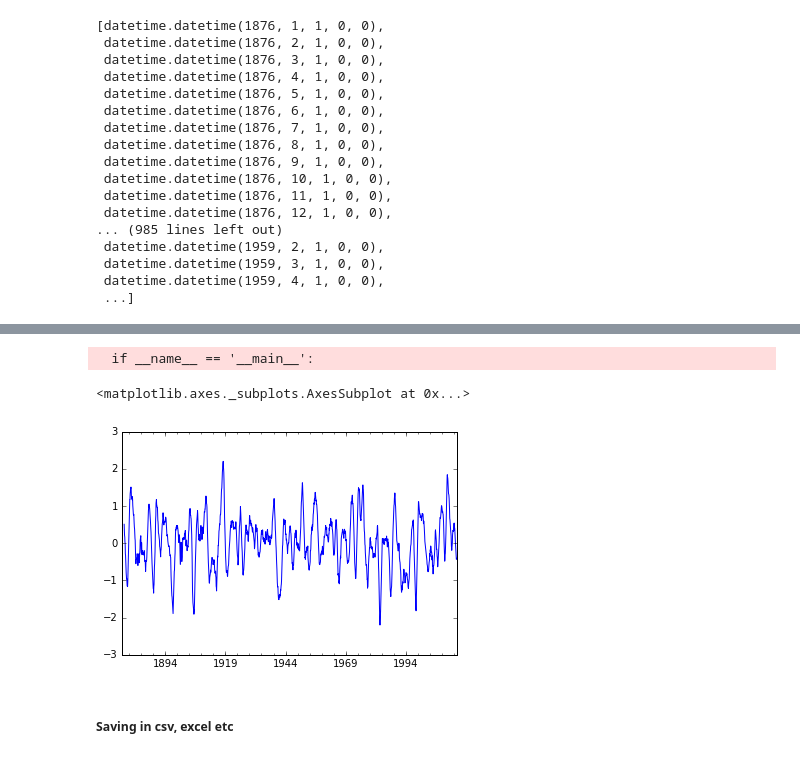
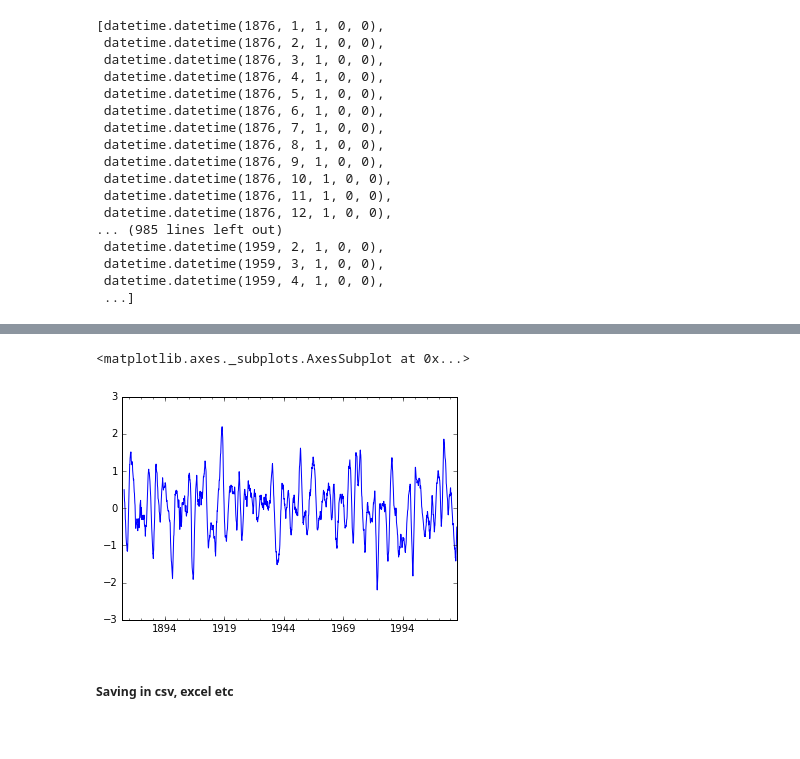
Before and after one commit to awneshsingh/USP_Python_workshop, a Jupyter notebook: session_1/notebooks/Pandas.ipynb, the cells around one changed output, grey strips where cells are left out. Drawn from its saved outputs; the diff is of its cells as text; code cells hidden in the pictures.

```diff
--- a/session_1/notebooks/Pandas.ipynb
+++ b/session_1/notebooks/Pandas.ipynb
@@ -816,9 +816,8 @@ SOIs.plot(figsize=(12,5))
-# %%
-pd.rolling_mean(SOIs,12).plot()
-# %% [output]
-  if __name__ == '__main__':
-<matplotlib.axes._subplots.AxesSubplot at 0x...>
-[figure, removed]
+# %%
+SOIs.rolling(window=12, min_periods=12).mean().plot()
+# %% [output]
+<matplotlib.axes._subplots.AxesSubplot at 0x...>
+[figure, added]
 # %% [markdown]
 ##### Saving in csv, excel etc
 # %%
```
Also changed, not shown: parts of 64 cells of this notebook, 16 other files.
